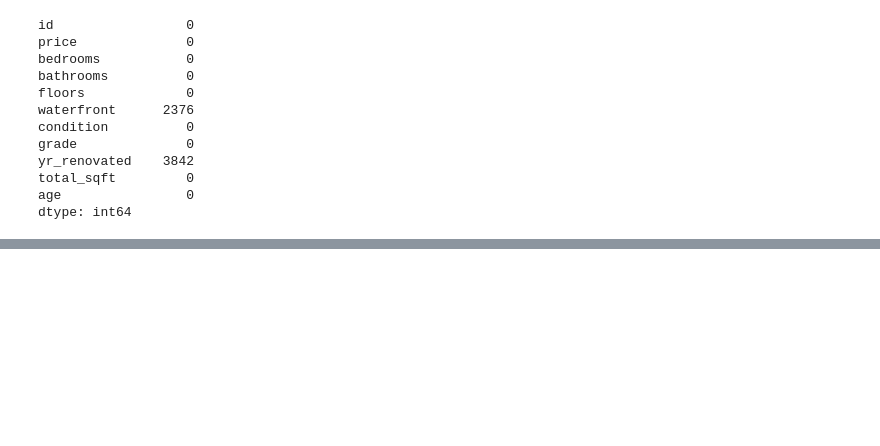
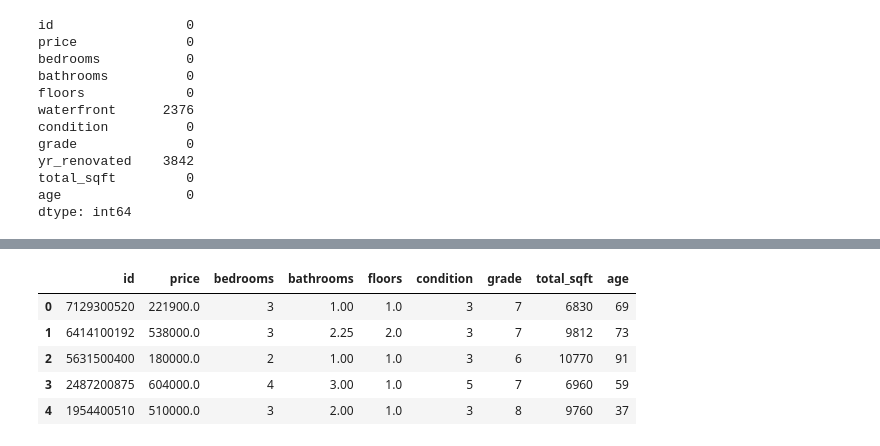
Before and after one commit to Leila-Nyambura/king-county-house-price-prediction-LRM, a Jupyter notebook: Leonard.ipynb, the cells around one changed output, grey strips where cells are left out. Saved outputs shown, nothing was run; the diff lists cells and outputs as text; code cells hidden in the pictures; blank space fills up the shorter version.

```diff
--- a/Leonard.ipynb
+++ b/Leonard.ipynb
@@ -165,0 +187,10 @@ dtype: int64
+# %%
+df_transformed = df.drop(columns= ['yr_renovated','waterfront'],inplace = False)
+df_transformed.head()
+# %% [output]
+|  | id | price | bedrooms | bathrooms | floors | condition | grade | total_sqft | age |
+| 0 | 7129300520 | 221900.0 | 3 | 1.00 | 1.0 | 3 | 7 | 6830 | 69 |
+| 1 | 6414100192 | 538000.0 | 3 | 2.25 | 2.0 | 3 | 7 | 9812 | 73 |
+| 2 | 5631500400 | 180000.0 | 2 | 1.00 | 1.0 | 3 | 6 | 10770 | 91 |
+| 3 | 2487200875 | 604000.0 | 4 | 3.00 | 1.0 | 5 | 7 | 6960 | 59 |
+| 4 | 1954400510 | 510000.0 | 3 | 2.00 | 1.0 | 3 | 8 | 9760 | 37 |
```
Also changed, not shown: parts of 9 cells of this notebook.
